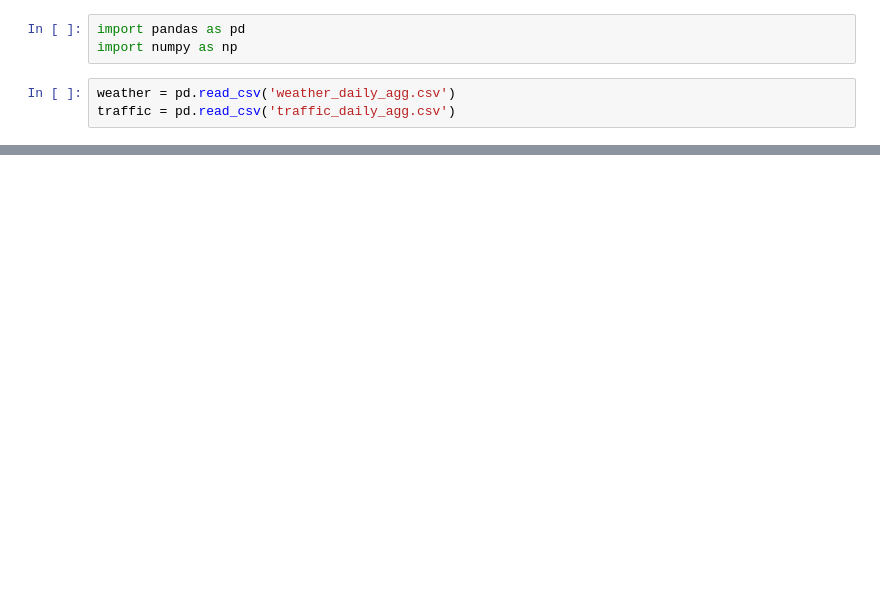
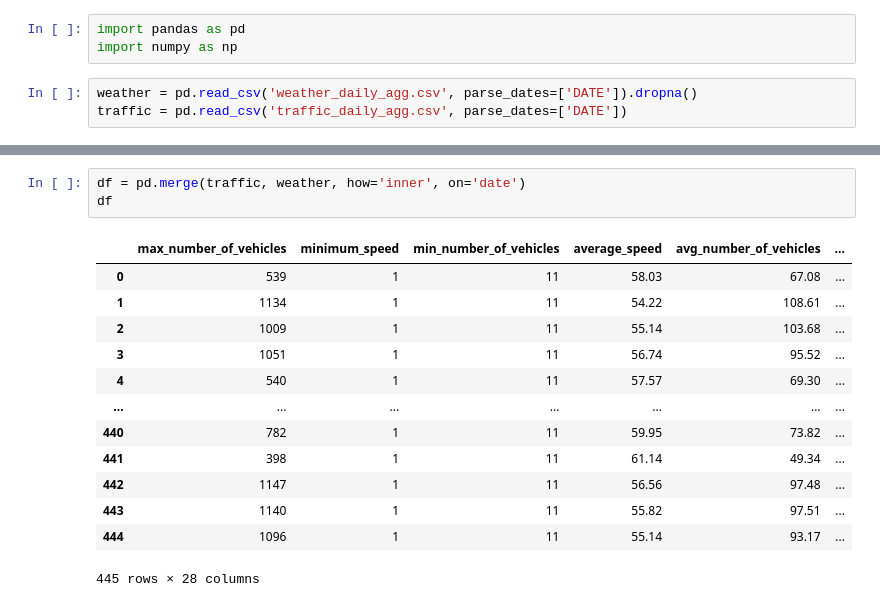
Before and after one commit to LeventSoykan/Analysis_IBB_Istanbul_Weather_Traffic_Dataset, a Jupyter notebook: analysis_daily_figures.ipynb, the cells around one changed output, grey strips where cells are left out. Saved outputs shown, nothing was run; the diff lists cells and outputs as text; blank space fills up the shorter version.

```diff
--- a/analysis_daily_figures.ipynb
+++ b/analysis_daily_figures.ipynb
@@ -2,8 +2,8 @@
 import pandas as pd
 import numpy as np
 # %%
-weather = pd.read_csv('weather_daily_agg.csv')
-traffic = pd.read_csv('traffic_daily_agg.csv')
+weather = pd.read_csv('weather_daily_agg.csv', parse_dates=['DATE']).dropna()
+traffic = pd.read_csv('traffic_daily_agg.csv', parse_dates=['DATE'])
 # %%
 weather.info()
 # %% [output]
@@ -84 +78,18 @@ df = weather_agg('8ca0081a-333c-4e86-8ea2-ab8741bbfc95')
+# %%
+df = pd.merge(traffic, weather, how='inner', on='date')
+df
+# %% [output]
+|  | max_number_of_vehicles | minimum_speed | min_number_of_vehicles | average_speed | avg_number_of_vehicles | ... |
+| 0 | 539 | 1 | 11 | 58.03 | 67.08 | ... |
+| 1 | 1134 | 1 | 11 | 54.22 | 108.61 | ... |
+| 2 | 1009 | 1 | 11 | 55.14 | 103.68 | ... |
+| 3 | 1051 | 1 | 11 | 56.74 | 95.52 | ... |
+| 4 | 540 | 1 | 11 | 57.57 | 69.30 | ... |
+| ... | ... | ... | ... | ... | ... | ... |
+| 440 | 782 | 1 | 11 | 59.95 | 73.82 | ... |
+| 441 | 398 | 1 | 11 | 61.14 | 49.34 | ... |
+| 442 | 1147 | 1 | 11 | 56.56 | 97.48 | ... |
+| 443 | 1140 | 1 | 11 | 55.82 | 97.51 | ... |
+| 444 | 1096 | 1 | 11 | 55.14 | 93.17 | ... |
+445 rows × 28 columns
 # %%
```
Also changed, not shown: parts of 21 cells of this notebook, 1 other file.
